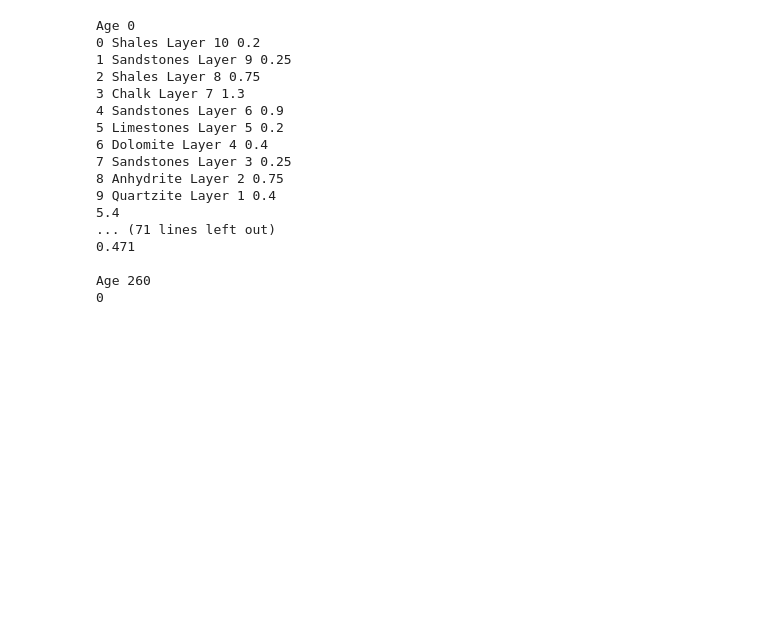
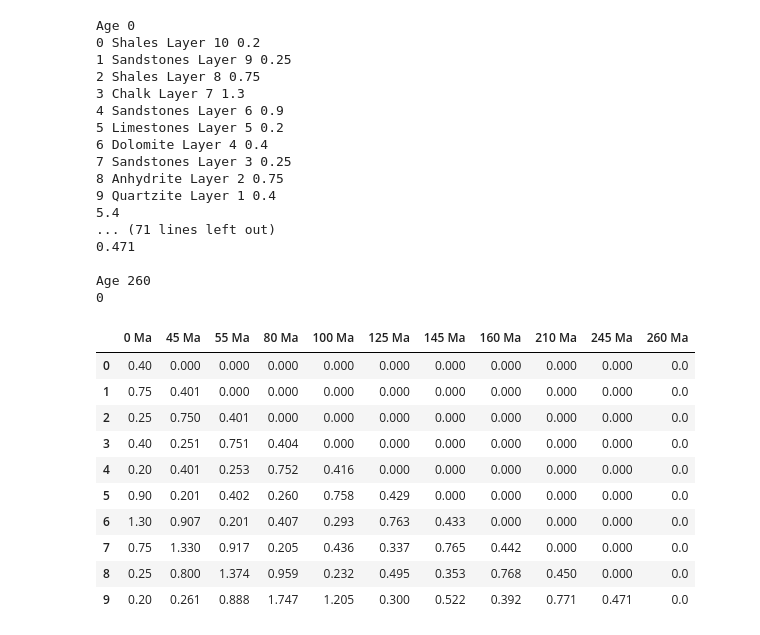
Before and after one commit to MariiaKalinina/Elasticity, a Jupyter notebook: Untitled46.ipynb, the cells around one changed output. Saved outputs shown, nothing was run; the diff lists cells and outputs as text; code cells hidden in the pictures; blank space fills up the shorter version.

```diff
--- a/Untitled46.ipynb
+++ b/Untitled46.ipynb
@@ -136,0 +145,14 @@ decompaction_df.to_csv('/content/Decompaction.csv', index=False)
+# %%
+decompaction_df
+# %% [output]
+|  | 0 Ma | 45 Ma | 55 Ma | 80 Ma | 100 Ma | 125 Ma | 145 Ma | 160 Ma | 210 Ma | 245 Ma | 260 Ma |
+| 0 | 0.40 | 0.000 | 0.000 | 0.000 | 0.000 | 0.000 | 0.000 | 0.000 | 0.000 | 0.000 | 0.0 |
+| 1 | 0.75 | 0.401 | 0.000 | 0.000 | 0.000 | 0.000 | 0.000 | 0.000 | 0.000 | 0.000 | 0.0 |
+| 2 | 0.25 | 0.750 | 0.401 | 0.000 | 0.000 | 0.000 | 0.000 | 0.000 | 0.000 | 0.000 | 0.0 |
+| 3 | 0.40 | 0.251 | 0.751 | 0.404 | 0.000 | 0.000 | 0.000 | 0.000 | 0.000 | 0.000 | 0.0 |
+| 4 | 0.20 | 0.401 | 0.253 | 0.752 | 0.416 | 0.000 | 0.000 | 0.000 | 0.000 | 0.000 | 0.0 |
+| 5 | 0.90 | 0.201 | 0.402 | 0.260 | 0.758 | 0.429 | 0.000 | 0.000 | 0.000 | 0.000 | 0.0 |
+| 6 | 1.30 | 0.907 | 0.201 | 0.407 | 0.293 | 0.763 | 0.433 | 0.000 | 0.000 | 0.000 | 0.0 |
+| 7 | 0.75 | 1.330 | 0.917 | 0.205 | 0.436 | 0.337 | 0.765 | 0.442 | 0.000 | 0.000 | 0.0 |
+| 8 | 0.25 | 0.800 | 1.374 | 0.959 | 0.232 | 0.495 | 0.353 | 0.768 | 0.450 | 0.000 | 0.0 |
+| 9 | 0.20 | 0.261 | 0.888 | 1.747 | 1.205 | 0.300 | 0.522 | 0.392 | 0.771 | 0.471 | 0.0 |
```
Also changed, not shown: parts of 12 cells of this notebook.
